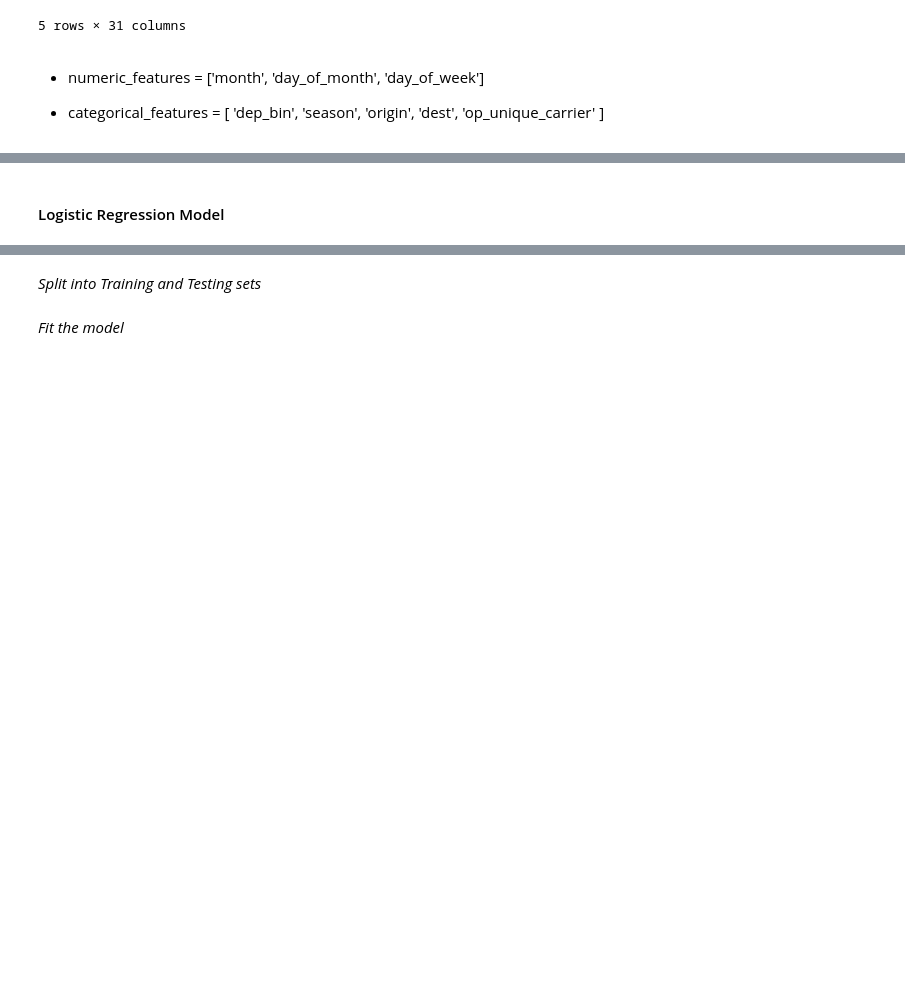
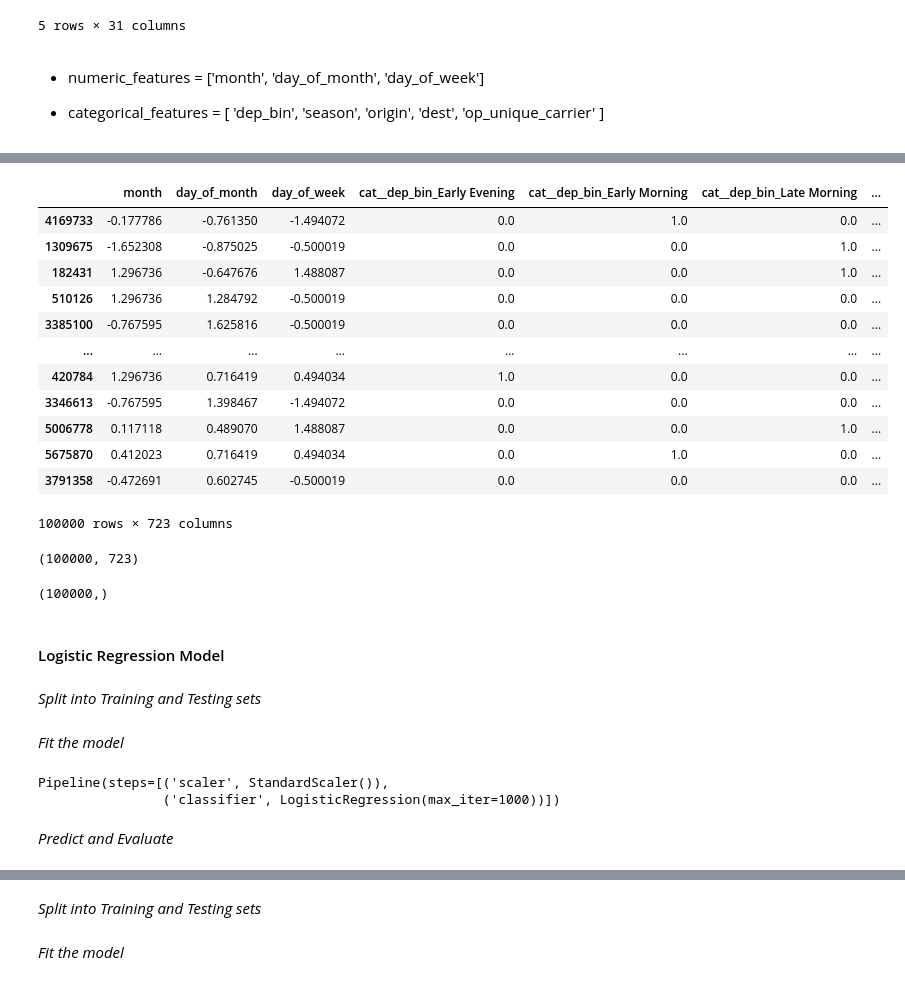
Before and after one commit to viladomiupati-sys/final_project, a Jupyter notebook: notebooks/ml_analysis_logistic_reg.ipynb, the cells around one changed output, grey strips where cells are left out. Drawn from its saved outputs; the diff is of its cells as text; code cells hidden in the pictures; blank space fills up the shorter version.

```diff
--- a/notebooks/ml_analysis_logistic_reg.ipynb
+++ b/notebooks/ml_analysis_logistic_reg.ipynb
@@ -103,4 +107,20 @@ df_ml_cat_scaled = pd.DataFrame(
 )
 # %%
 df_ml_concat = pd.concat([df_ml_numeric_scaled, df_ml_cat_scaled], axis=1)
+# %%
+df_ml_concat
+# %% [output]
+|  | month | day_of_month | day_of_week | cat__dep_bin_Early Evening | cat__dep_bin_Early Morning | cat__dep_bin_Late Morning | ... |
+| 4169733 | -0.177786 | -0.761350 | -1.494072 | 0.0 | 1.0 | 0.0 | ... |
+| 1309675 | -1.652308 | -0.875025 | -0.500019 | 0.0 | 0.0 | 1.0 | ... |
+| 182431 | 1.296736 | -0.647676 | 1.488087 | 0.0 | 0.0 | 1.0 | ... |
+| 510126 | 1.296736 | 1.284792 | -0.500019 | 0.0 | 0.0 | 0.0 | ... |
+| 3385100 | -0.767595 | 1.625816 | -0.500019 | 0.0 | 0.0 | 0.0 | ... |
+| ... | ... | ... | ... | ... | ... | ... | ... |
+| 420784 | 1.296736 | 0.716419 | 0.494034 | 1.0 | 0.0 | 0.0 | ... |
+| 3346613 | -0.767595 | 1.398467 | -1.494072 | 0.0 | 0.0 | 0.0 | ... |
+| 5006778 | 0.117118 | 0.489070 | 1.488087 | 0.0 | 0.0 | 1.0 | ... |
+| 5675870 | 0.412023 | 0.716419 | 0.494034 | 0.0 | 1.0 | 0.0 | ... |
+| 3791358 | -0.472691 | 0.602745 | -0.500019 | 0.0 | 0.0 | 0.0 | ... |
+100000 rows × 723 columns
 # %%
@@ -122,2 +129,12 @@ y = df_ml_concat[target]
+# %%
+X.shape
+# %% [output]
+(100000, 723)
+# %%
+y.shape
+# %% [output]
+(100000,)
 # %% [markdown]
 #### Logistic Regression Model
+# %% [markdown]
+*Split into Training and Testing sets*
@@ -123,0 +148,9 @@ y = df_ml_concat[target]
+# %% [markdown]
+*Fit the model*
+# %%
+log_reg_pipeline.fit(X_train, y_train)
+# %% [output]
+Pipeline(steps=[('scaler', StandardScaler()),
+                ('classifier', LogisticRegression(max_iter=1000))])
+# %% [markdown]
+*Predict and Evaluate*
```
Also changed, not shown: parts of 36 cells of this notebook, 4 other files.
